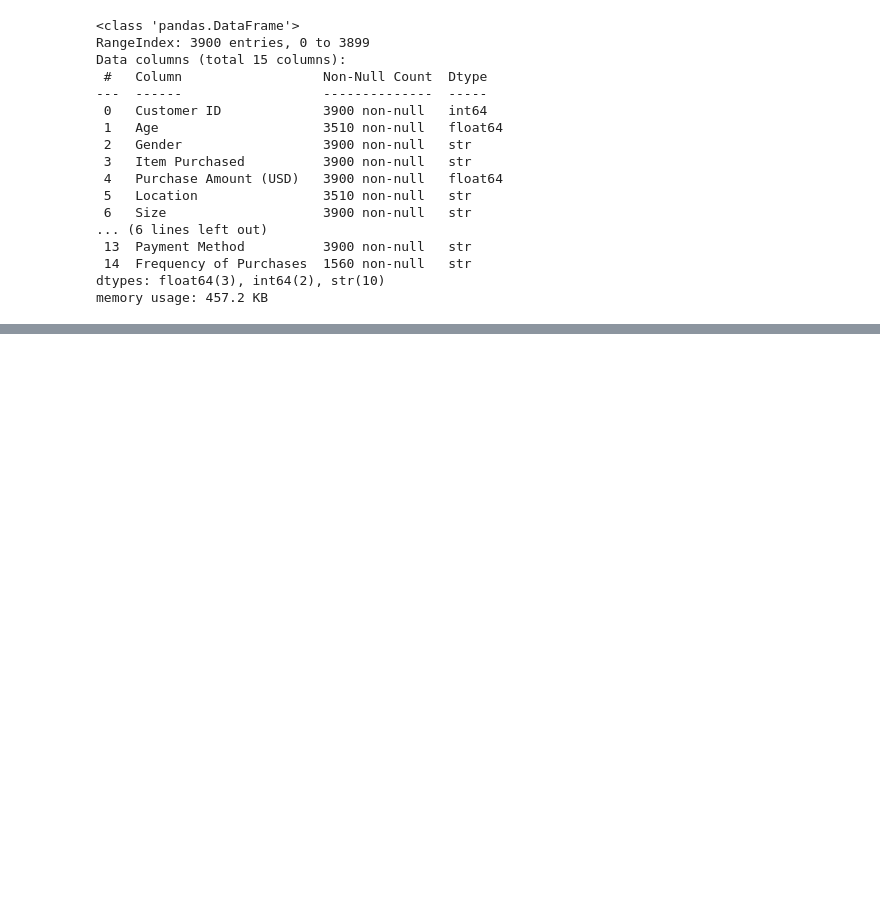
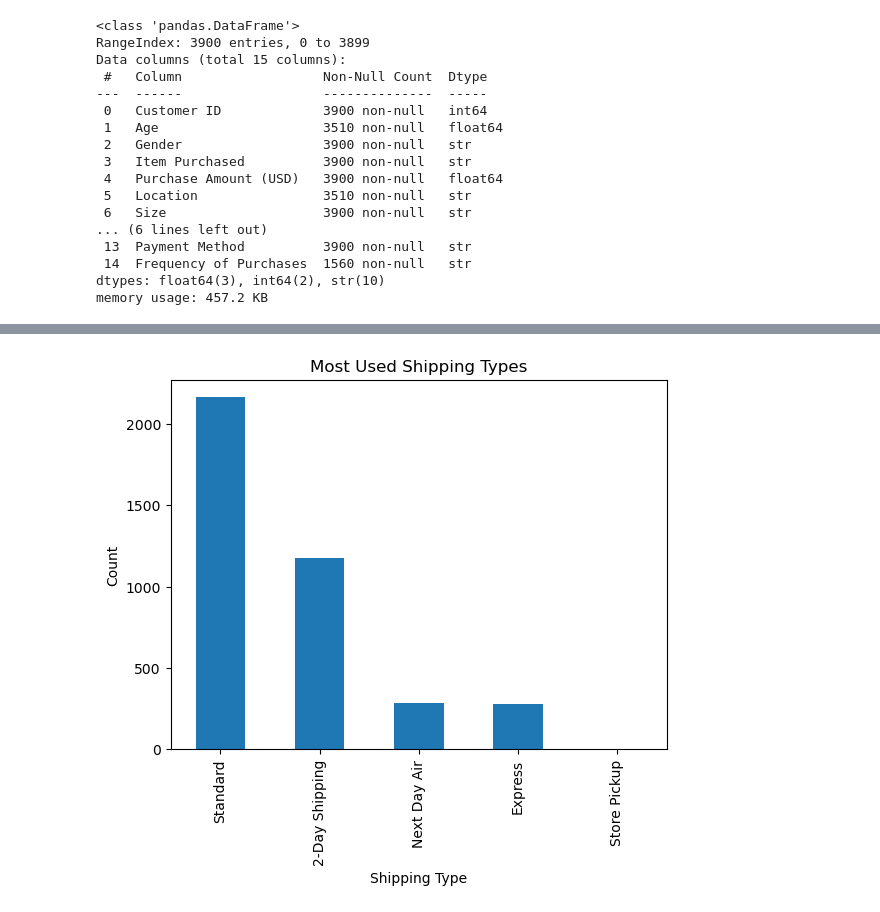
Before and after one commit to Fikunayomi/shopping-behavior, a Jupyter notebook: shopping_behavior.ipynb, the cells around one changed output, grey strips where cells are left out. Saved outputs shown, nothing was run; the diff lists cells and outputs as text; code cells hidden in the pictures; blank space fills up the shorter version.

```diff
--- a/shopping_behavior.ipynb
+++ b/shopping_behavior.ipynb
@@ -24,0 +81,4 @@ memory usage: 457.2 KB
+# %%
+# df.groupby('Age')['Purchase Amount (USD)'].max()
+
+df['age_group'] = pd.cut( df['Age'], bins=[0, 18, 30, 50, 100], labels=['Child', 'Young Adult', 'Adult', 'Senior'] )
@@ -24,0 +124,9 @@ memory usage: 457.2 KB
+# %%
+df['Shipping Type'].value_counts().plot(kind='bar')
+
+plt.title("Most Used Shipping Types")
+plt.xlabel("Shipping Type")
+plt.ylabel("Count")
+plt.show()
+# %% [output]
+[figure, added]
```
Also changed, not shown: parts of 27 cells of this notebook.
